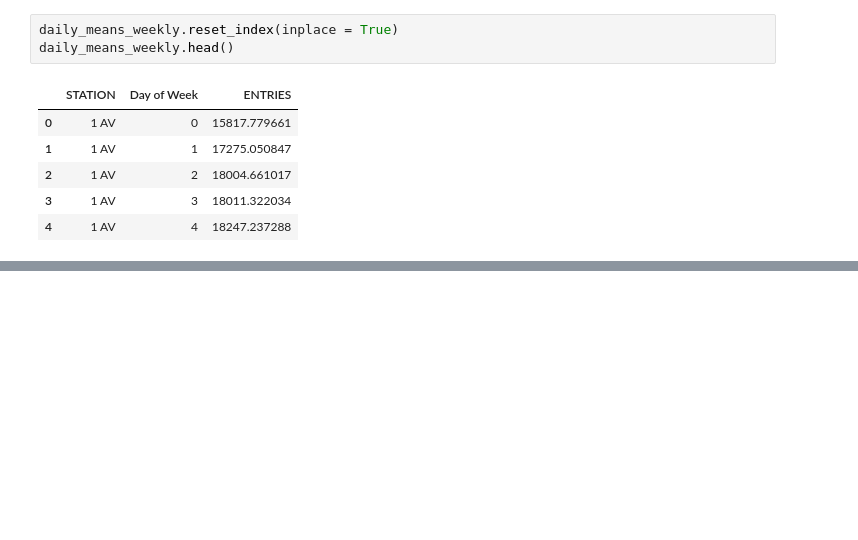
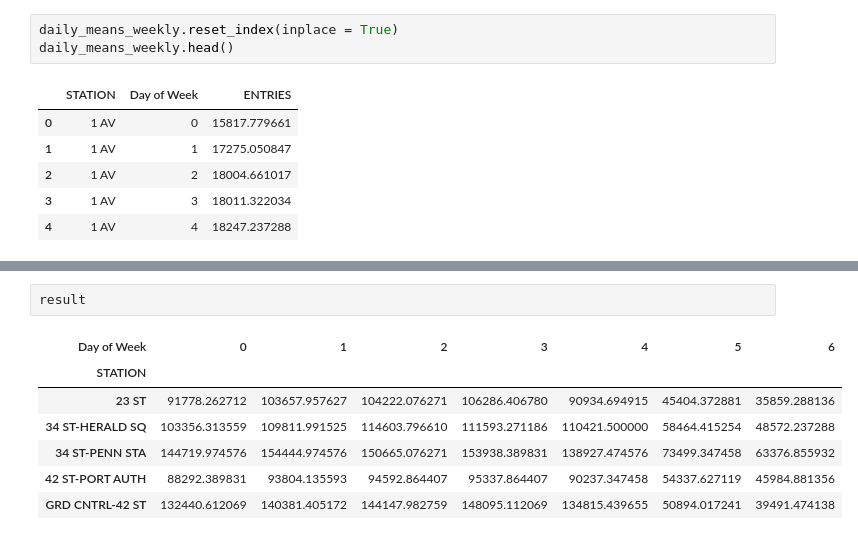
Before and after one commit to alexmuhr/metis_project_1, a Jupyter notebook: Project1_Master.ipynb, the cells around one changed output, grey strips where cells are left out. Saved outputs shown, nothing was run; the diff lists cells and outputs as text; blank space fills up the shorter version.

```diff
--- a/Project1_Master.ipynb
+++ b/Project1_Master.ipynb
@@ -263,0 +287,10 @@ daily_means_weekly.head()
+# %%
+result
+# %% [output]
+| Day of Week | 0 | 1 | 2 | 3 | 4 | 5 | 6 |
+| STATION |  |  |  |  |  |  |  |
+| 23 ST | 91778.262712 | 103657.957627 | 104222.076271 | 106286.406780 | 90934.694915 | 45404.372881 | 35859.288136 |
+| 34 ST-HERALD SQ | 103356.313559 | 109811.991525 | 114603.796610 | 111593.271186 | 110421.500000 | 58464.415254 | 48572.237288 |
+| 34 ST-PENN STA | 144719.974576 | 154444.974576 | 150665.076271 | 153938.389831 | 138927.474576 | 73499.347458 | 63376.855932 |
+| 42 ST-PORT AUTH | 88292.389831 | 93804.135593 | 94592.864407 | 95337.864407 | 90237.347458 | 54337.627119 | 45984.881356 |
+| GRD CNTRL-42 ST | 132440.612069 | 140381.405172 | 144147.982759 | 148095.112069 | 134815.439655 | 50894.017241 | 39491.474138 |
```
Also changed, not shown: parts of 5 cells of this notebook.
